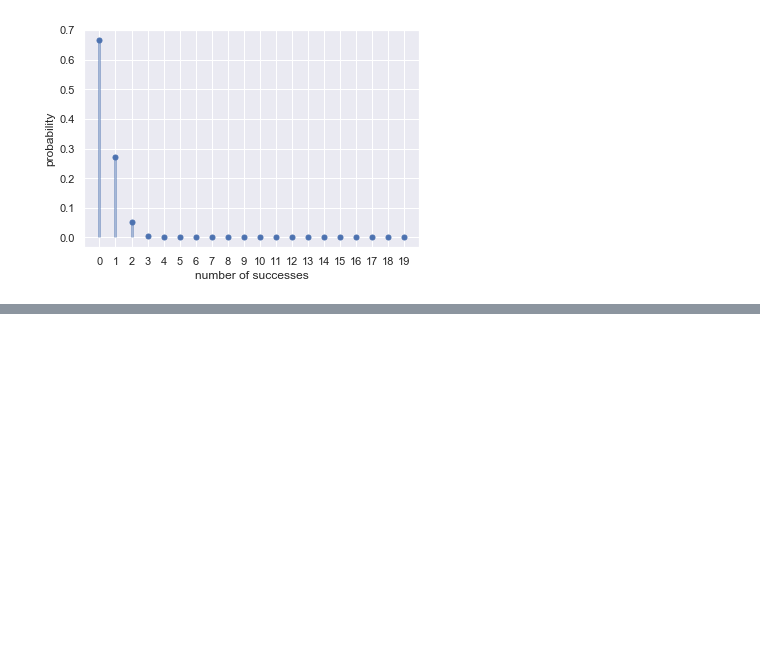
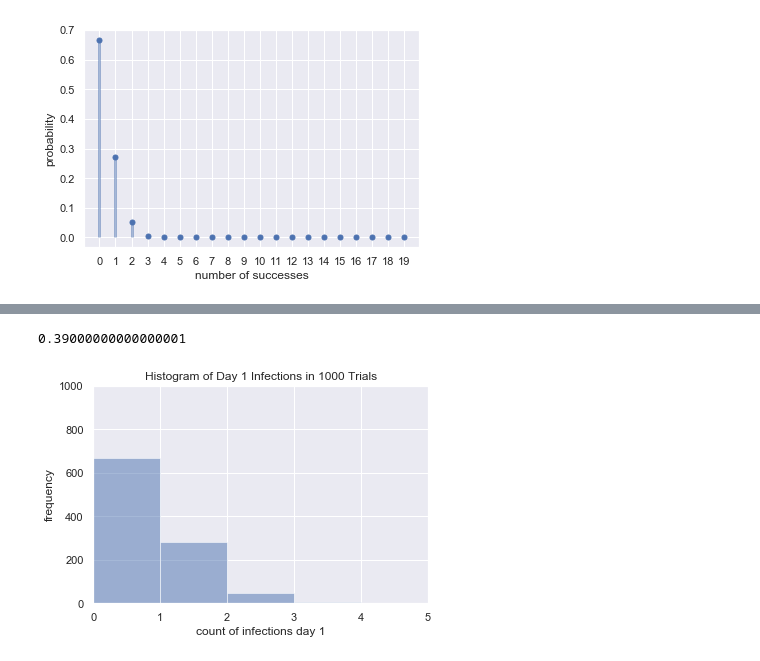
Before and after one commit to jdills26/isye6644, a Jupyter notebook: project.ipynb, the cells around one changed output, grey strips where cells are left out. Cells and saved outputs as stored; diff of their text form; code cells hidden in the pictures; blank space fills up the shorter version.

```diff
--- a/project.ipynb
+++ b/project.ipynb
@@ -61,7 +57,0 @@ we need to run this alot of times and get a distribution i think....but just run
-# %%
-n = 0
-for i in range(0,2):
-    n_success1 = perform_bernoulli_trials(n, p)
-    n += n_success1
-
-n
@@ -74,19 +57,0 @@ perform_bernoulli_trials(20, 0.02)
-# %%
-# Seed random number generator
-np.random.seed(42)
-
-# Initialize the number of defaults: n_defaults
-n_defaults = np.empty(1000)
-
-# Compute the number of defaults
-for i in range(1000):
-    n_defaults[i] = perform_bernoulli_trials(100, 0.05)
-
-
-# Plot the histogram with default number of bins; label your axes
-_ = plt.hist(n_defaults, density=True)
-_ = plt.xlabel('number of infections out of 20 students')
-_ = plt.ylabel('probability')
-
-# Show the plot
-plt.show()
@@ -202,0 +62,24 @@ Text(0, 0.5, 'Infectives')
+# %%
+#run 1000 times
+res = []
+for i in range(0,1000):
+    infections = perform_bernoulli_trials(20,0.02)
+    res.append(infections)
+# %%
+np.mean(res) # just want to check the mean of the list against the mean of the list for day 2
+# %% [output]
+0.39000000000000001
+# %%
+bins = np.arange(0, 10, 1) # fixed bin size
+
+plt.xlim([0, 5])
+plt.ylim([0,1000])
+
+plt.hist(res, bins=bins, alpha=0.5)
+plt.title('Histogram of Day 1 Infections in 1000 Trials')
+plt.xlabel('count of infections day 1')
+plt.ylabel('frequency')
+
+plt.show()
+# %% [output]
+[figure, added]
```
Also changed, not shown: parts of 39 cells of this notebook.
